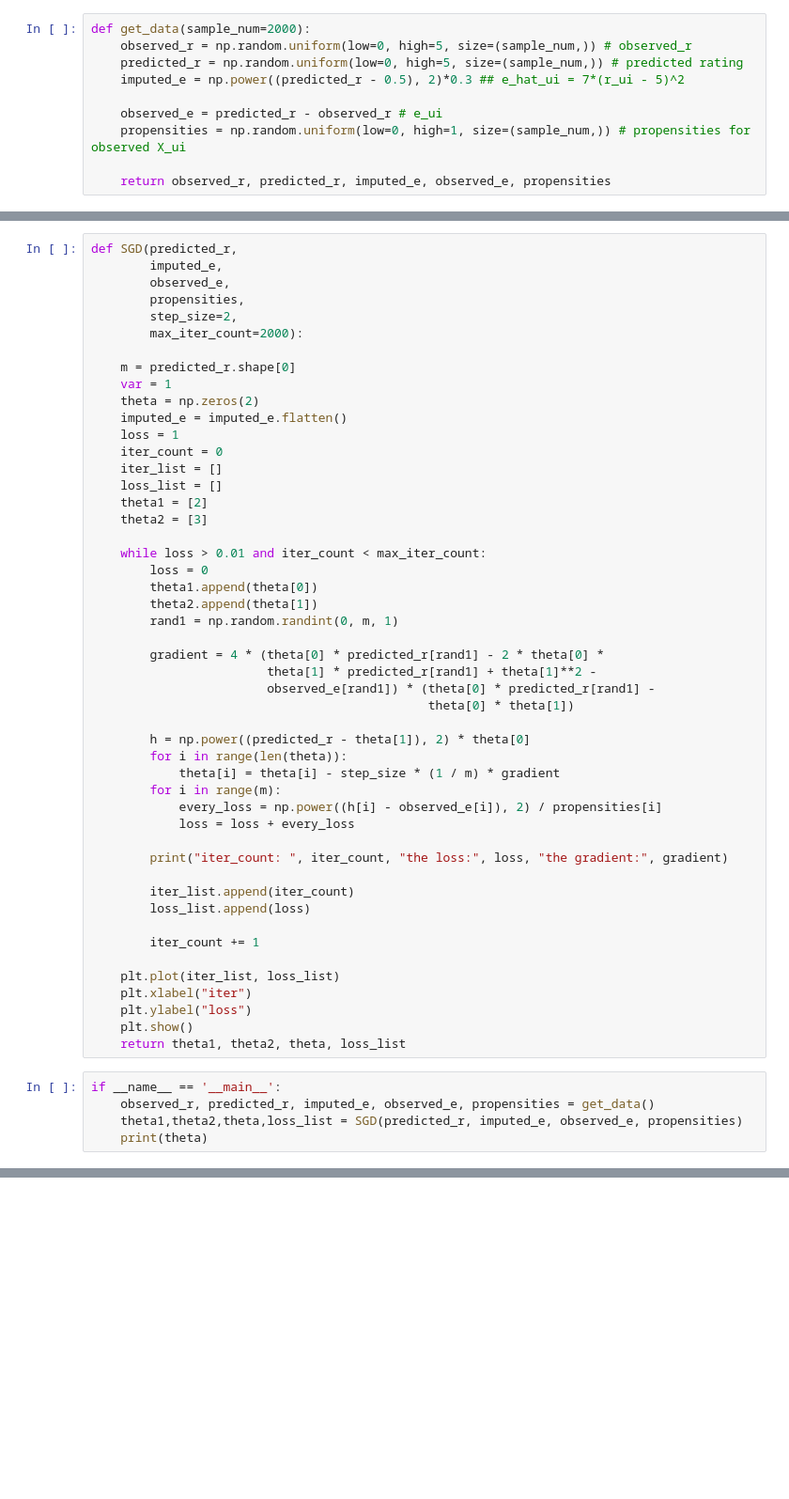
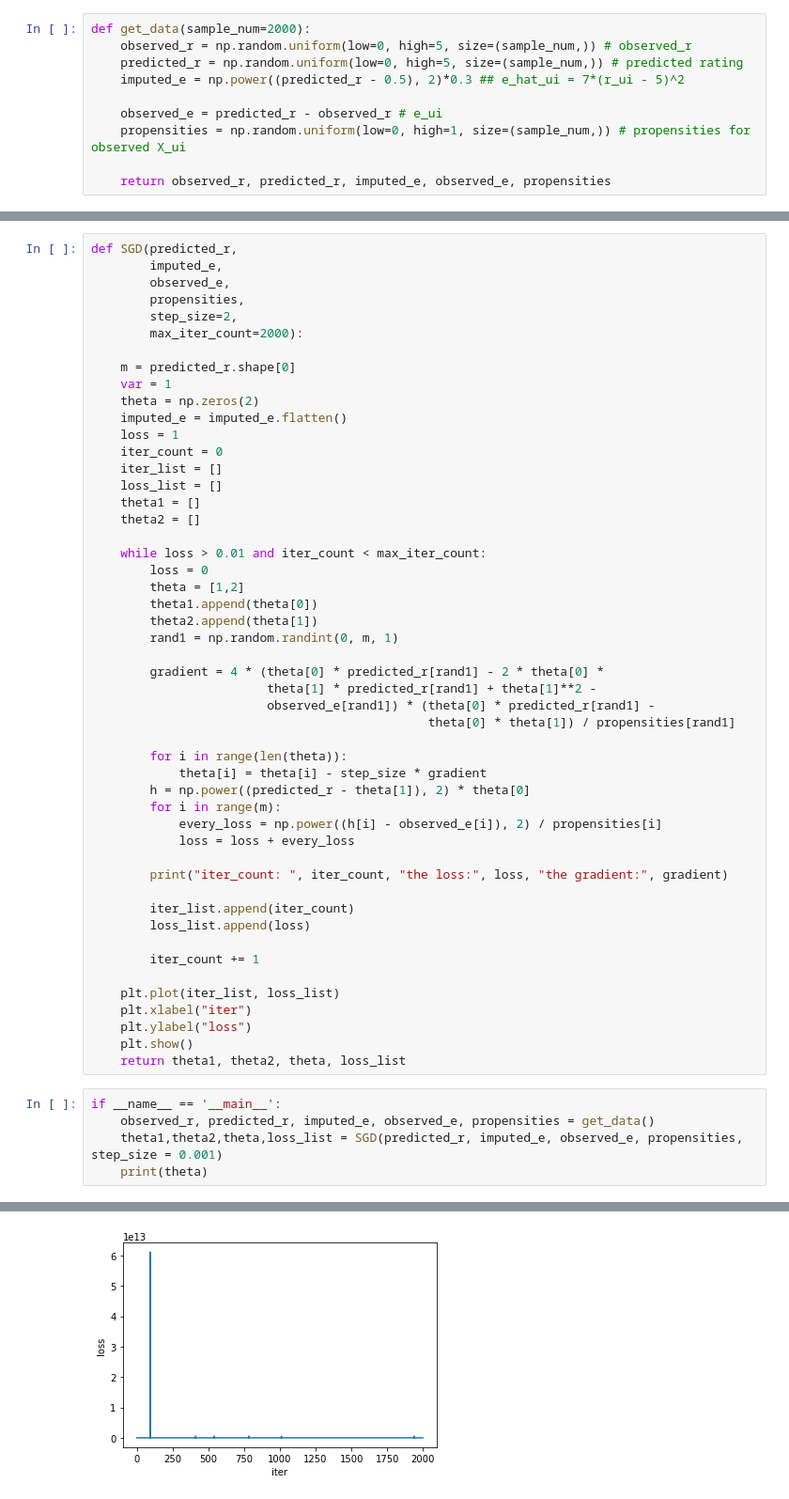
Before and after one commit to Recommendation-System-Project/Recommendation-system, a Jupyter notebook: DR_Final_Expt.ipynb, the cells around one changed output, grey strips where cells are left out. Shown at 94% size. Saved outputs shown, nothing was run; the diff lists cells and outputs as text; blank space fills up the shorter version.

Commit message:
gradient?

```diff
--- a/DR_Final_Expt.ipynb
+++ b/DR_Final_Expt.ipynb
@@ -29,11 +42,12 @@ def SGD(predicted_r,
     iter_count = 0
     iter_list = []
     loss_list = []
-    theta1 = [2]
-    theta2 = [3]
+    theta1 = []
+    theta2 = []
 
     while loss > 0.01 and iter_count < max_iter_count:
         loss = 0
+        theta = [1,2]
         theta1.append(theta[0])
         theta2.append(theta[1])
         rand1 = np.random.randint(0, m, 1)
@@ -41,11 +55,11 @@ def SGD(predicted_r,
         gradient = 4 * (theta[0] * predicted_r[rand1] - 2 * theta[0] *
                         theta[1] * predicted_r[rand1] + theta[1]**2 -
                         observed_e[rand1]) * (theta[0] * predicted_r[rand1] -
-                                              theta[0] * theta[1])
+                                              theta[0] * theta[1]) / propensities[rand1]
 
+        for i in range(len(theta)):
+            theta[i] = theta[i] - step_size * gradient
         h = np.power((predicted_r - theta[1]), 2) * theta[0]
-        for i in range(len(theta)):
-            theta[i] = theta[i] - step_size * (1 / m) * gradient
         for i in range(m):
             every_loss = np.power((h[i] - observed_e[i]), 2) / propensities[i]
             loss = loss + every_loss
@@ -65,6 +79,6 @@ def SGD(predicted_r,
 # %%
 if __name__ == '__main__':
     observed_r, predicted_r, imputed_e, observed_e, propensities = get_data()
-    theta1,theta2,theta,loss_list = SGD(predicted_r, imputed_e, observed_e, propensities)
+    theta1,theta2,theta,loss_list = SGD(predicted_r, imputed_e, observed_e, propensities, step_size = 0.001)
     print(theta)
 # %% [output]
@@ -87,0 +102 @@ iter_count:
+[figure, added]
```
Also changed, not shown: parts of 2 cells of this notebook.
